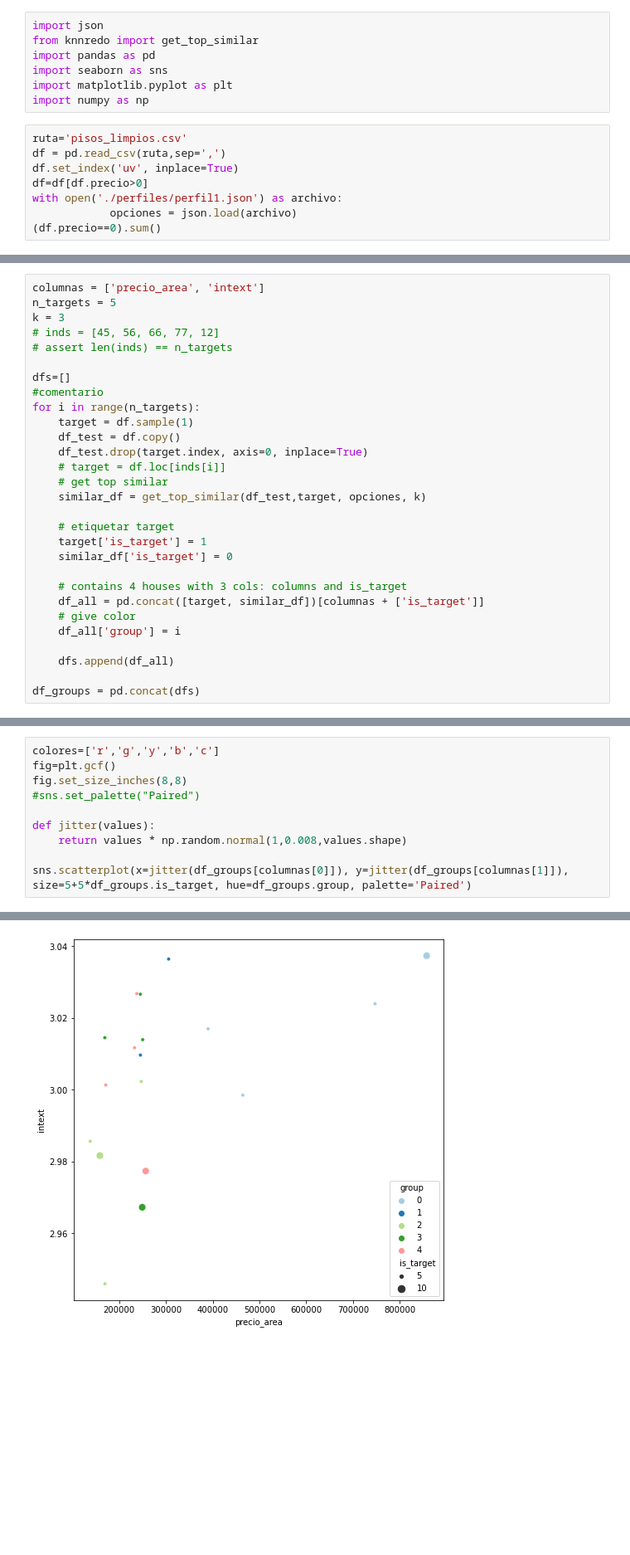
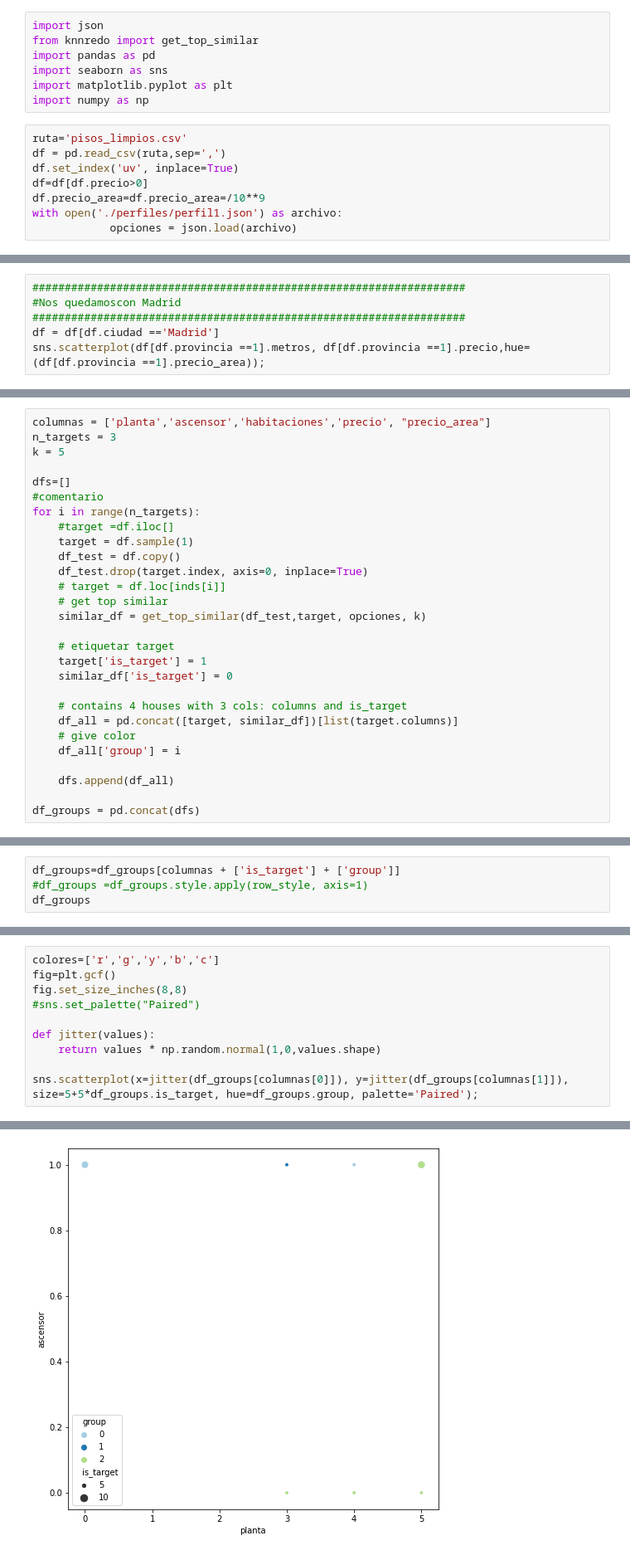
Before and after one commit to emilio-carrasco/clikalia, a Jupyter notebook: tester/tester.ipynb, the cells around one changed output, grey strips where cells are left out. Shown: that part at 83% size. Cells and saved outputs as stored; diff of their text form; blank space fills up the shorter version.

```diff
--- a/tester/tester.ipynb
+++ b/tester/tester.ipynb
@@ -10,6 +10,6 @@ ruta='pisos_limpios.csv'
 df = pd.read_csv(ruta,sep=',')
 df.set_index('uv', inplace=True)
 df=df[df.precio>0]
+df.precio_area=df.precio_area=/10**9
 with open('./perfiles/perfil1.json') as archivo:
             opciones = json.load(archivo)
-(df.precio==0).sum()
@@ -27 +43,7 @@ sns.histplot(df.metros)
 [figure]
+# %%
+###################################################################
+#Nos quedamoscon Madrid
+###################################################################
+df = df[df.ciudad =='Madrid']
+sns.scatterplot(df[df.provincia ==1].metros, df[df.provincia ==1].precio,hue=(df[df.provincia ==1].precio_area));
@@ -33,13 +60,12 @@ sns.scatterplot(df.metros, df.precio, hue)
 # %%
-columnas = ['precio_area', 'intext']
-n_targets = 5
-k = 3
-# inds = [45, 56, 66, 77, 12]
-# assert len(inds) == n_targets
+columnas = ['planta','ascensor','habitaciones','precio', "precio_area"]
+n_targets = 3
+k = 5
 
 dfs=[]
 #comentario
 for i in range(n_targets):
+    #target =df.iloc[]
     target = df.sample(1)
     df_test = df.copy()
     df_test.drop(target.index, axis=0, inplace=True)
@@ -52,7 +78,7 @@ for i in range(n_targets):
     similar_df['is_target'] = 0
 
     # contains 4 houses with 3 cols: columns and is_target
-    df_all = pd.concat([target, similar_df])[columnas + ['is_target']]
+    df_all = pd.concat([target, similar_df])[list(target.columns)]
     # give color
     df_all['group'] = i
 
@@ -82,0 +94,4 @@ df_groups
+# %%
+df_groups=df_groups[columnas + ['is_target'] + ['group']]
+#df_groups =df_groups.style.apply(row_style, axis=1)
+df_groups
@@ -87,7 +117,7 @@ fig.set_size_inches(8,8)
 #sns.set_palette("Paired")
 
 def jitter(values):
-    return values * np.random.normal(1,0.008,values.shape)
+    return values * np.random.normal(1,0,values.shape)
 
-sns.scatterplot(x=jitter(df_groups[columnas[0]]), y=jitter(df_groups[columnas[1]]), size=5+5*df_groups.is_target, hue=df_groups.group, palette='Paired')
+sns.scatterplot(x=jitter(df_groups[columnas[0]]), y=jitter(df_groups[columnas[1]]), size=5+5*df_groups.is_target, hue=df_groups.group, palette='Paired');
 # %% [output]
@@ -95 +124 @@ sns.scatterplot(x=jitter(df_groups[columnas[0]]), y=jitter(df_groups[columnas[1]
-[figure, old version]
+[figure, new version]
```
Also changed, not shown: parts of 16 cells of this notebook, 2 other files.
